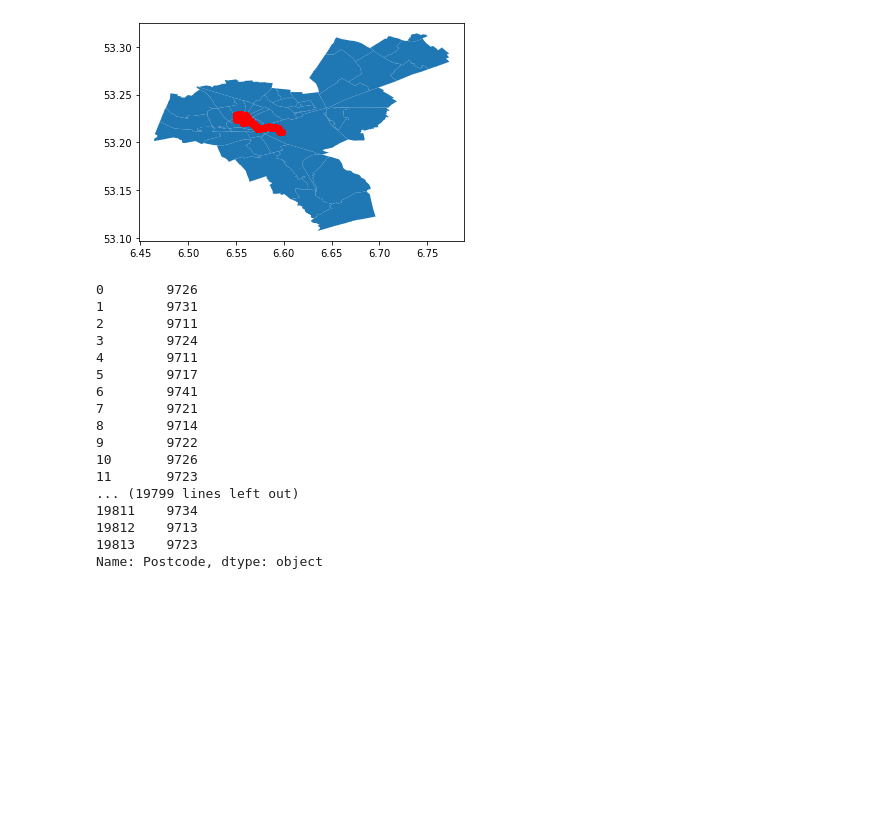
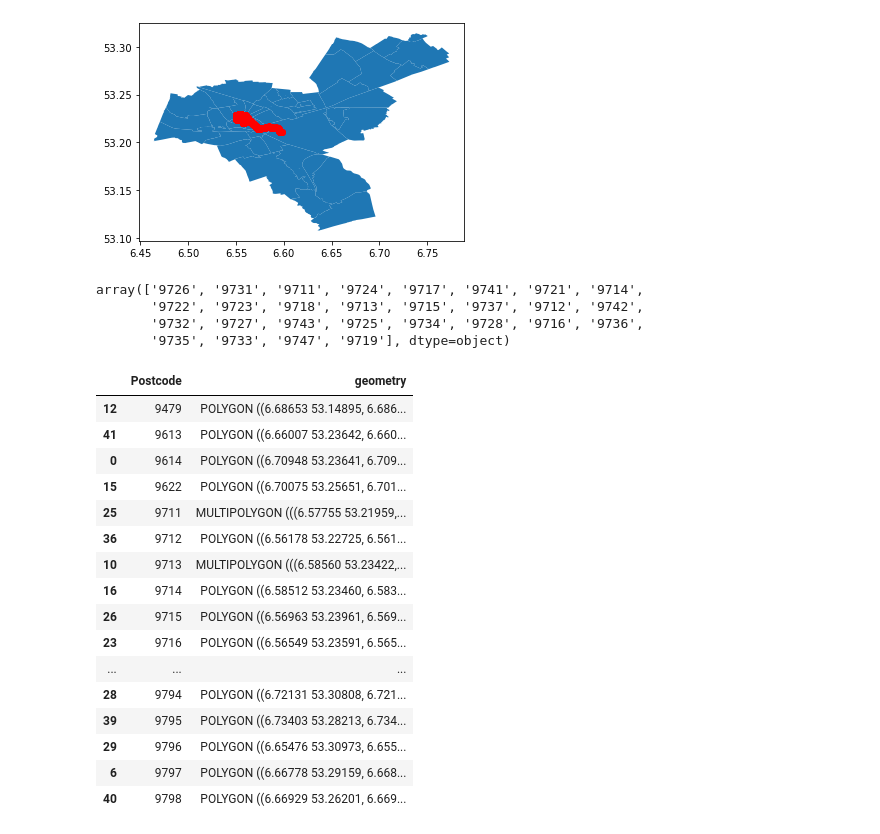
Before and after one commit to teletobbie/last-mile-cargo-bike-delivery, a Jupyter notebook: geo.ipynb, the cells around one changed output. Drawn from its saved outputs; the diff is of its cells as text; code cells hidden in the pictures; blank space fills up the shorter version.

```diff
--- a/geo.ipynb
+++ b/geo.ipynb
@@ -51,21 +47,40 @@ df_dabba = pd.read_excel("Dabba.xlsx")
+# %%
+# https://towardsdatascience.com/a-complete-guide-to-an-interactive-geographical-map-using-python-f4c5197e23e0
+shp_zip_codes = geopandas.read_file("GEO-data/georef-netherlands-postcode-pc4.shp")[["pc4_code", "geometry"]]
+#rename column
+shp_zip_codes.columns = ["Postcode", "geometry"]
 # %%
+df_dabba = pd.read_excel("Dabba.xlsx", names = ["Klanteigenaar", "Aantal", "Adres", "Postcode", "Volgnummer"], usecols="B,F,G,H,R")
 # change the 6 postal code to the first 4 numberecal codes
 df_dabba["Postcode"] = df_dabba["Postcode"].apply(lambda x:x[:4])
-# %% [output]
-0        9726
-1        9731
-2        9711
-3        9724
-4        9711
-5        9717
-6        9741
-7        9721
-8        9714
-9        9722
-10       9726
-11       9723
-... (19799 lines left out)
-19811    9734
-19812    9713
-19813    9723
-Name: Postcode, dtype: object
+# %%
+df_dabba["Postcode"].unique()
+# %% [output]
+array(['9726', '9731', '9711', '9724', '9717', '9741', '9721', '9714',
+       '9722', '9723', '9718', '9713', '9715', '9737', '9712', '9742',
+       '9732', '9727', '9743', '9725', '9734', '9728', '9716', '9736',
+       '9735', '9733', '9747', '9719'], dtype=object)
+# %%
+#remove postcodes and geometry from the shape file if not in the dabba dataframe
+
+for i, row in shp_zip_codes.iterrows(): #dit gaat nog niet goed
+    if row["Postcode"] not in df_dabba["Postcode"].values:
+        shp_zip_codes.drop(i)
+# %% [output]
+|  | Postcode | geometry |
+| 12 | 9479 | POLYGON ((6.68653 53.14895, 6.686... |
+| 41 | 9613 | POLYGON ((6.66007 53.23642, 6.660... |
+| 0 | 9614 | POLYGON ((6.70948 53.23641, 6.709... |
+| 15 | 9622 | POLYGON ((6.70075 53.25651, 6.701... |
+| 25 | 9711 | MULTIPOLYGON (((6.57755 53.21959,... |
+| 36 | 9712 | POLYGON ((6.56178 53.22725, 6.561... |
+| 10 | 9713 | MULTIPOLYGON (((6.58560 53.23422,... |
+| 16 | 9714 | POLYGON ((6.58512 53.23460, 6.583... |
+| 26 | 9715 | POLYGON ((6.56963 53.23961, 6.569... |
+| 23 | 9716 | POLYGON ((6.56549 53.23591, 6.565... |
+| ... | ... | ... |
+| 28 | 9794 | POLYGON ((6.72131 53.30808, 6.721... |
+| 39 | 9795 | POLYGON ((6.73403 53.28213, 6.734... |
+| 29 | 9796 | POLYGON ((6.65476 53.30973, 6.655... |
+| 6 | 9797 | POLYGON ((6.66778 53.29159, 6.668... |
+| 40 | 9798 | POLYGON ((6.66929 53.26201, 6.669... |
```
Also changed, not shown: parts of 4 cells of this notebook.
